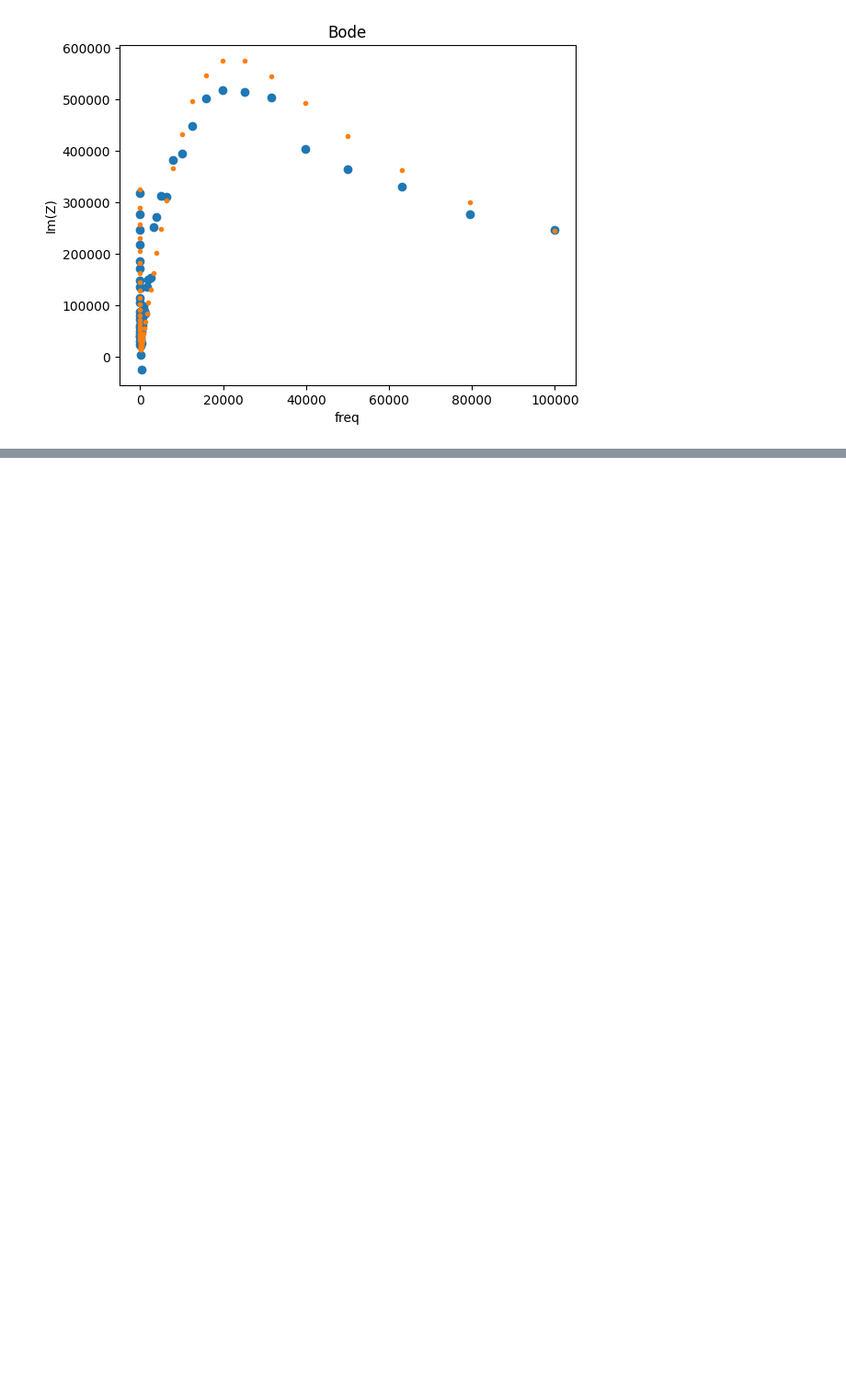
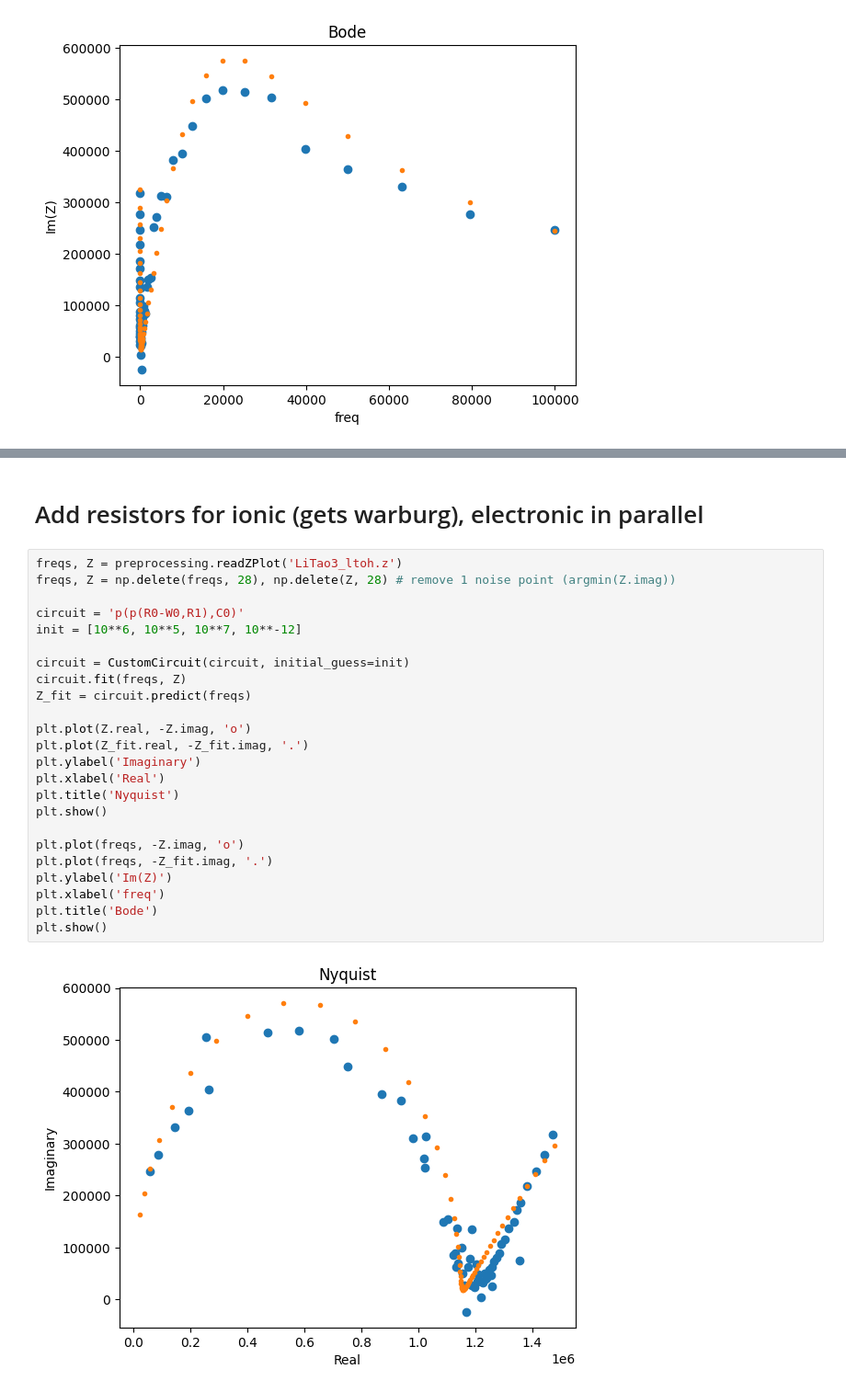
Before and after one commit to beepmo/gator, a Jupyter notebook: data/06-20/litao3_gating.ipynb, the cells around one changed output, grey strips where cells are left out. Shown at 92% size. Saved outputs shown, nothing was run; the diff lists cells and outputs as text; blank space fills up the shorter version.

```diff
--- a/data/06-20/litao3_gating.ipynb
+++ b/data/06-20/litao3_gating.ipynb
@@ -275,0 +273,28 @@ Fit parameters:
+# %% [markdown]
+# Add resistors for ionic (gets warburg), electronic in parallel
+# %%
+freqs, Z = preprocessing.readZPlot('LiTao3_ltoh.z')
+freqs, Z = np.delete(freqs, 28), np.delete(Z, 28) # remove 1 noise point (argmin(Z.imag))
+
+circuit = 'p(p(R0-W0,R1),C0)'
+init = [10**6, 10**5, 10**7, 10**-12]
+
+circuit = CustomCircuit(circuit, initial_guess=init)
+circuit.fit(freqs, Z)
+Z_fit = circuit.predict(freqs)
+
+plt.plot(Z.real, -Z.imag, 'o')
+plt.plot(Z_fit.real, -Z_fit.imag, '.')
+plt.ylabel('Imaginary')
+plt.xlabel('Real')
+plt.title('Nyquist')
+plt.show()
+
+plt.plot(freqs, -Z.imag, 'o')
+plt.plot(freqs, -Z_fit.imag, '.')
+plt.ylabel('Im(Z)')
+plt.xlabel('freq')
+plt.title('Bode')
+plt.show()
+# %% [output]
+[figure, added]
```
Also changed, not shown: parts of 10 cells of this notebook.
